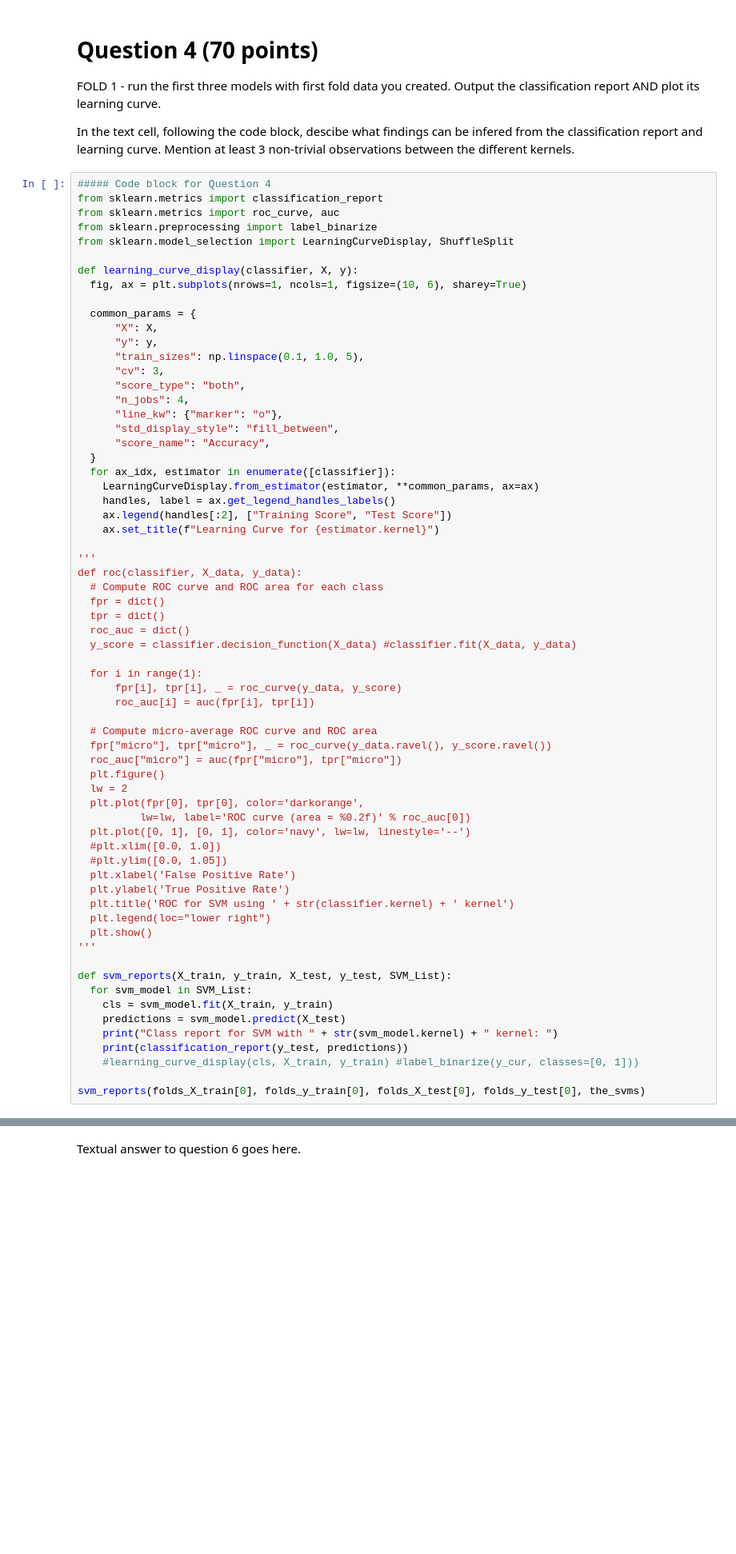
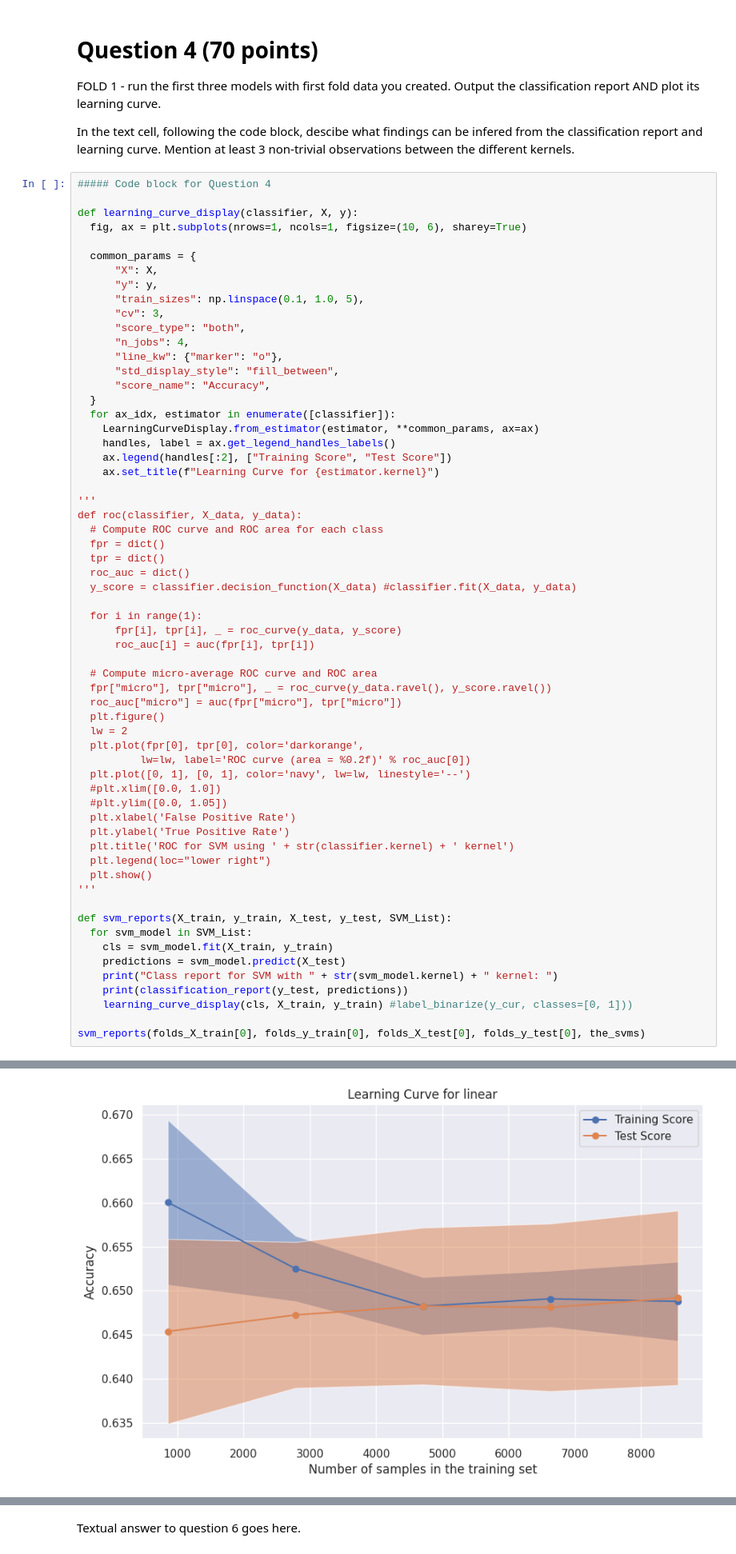
Before and after one commit to rtogn/CSC4850-Machine-Learning-AssignmentThree, a Jupyter notebook: Assignment3_ML.ipynb, the cells around one changed output, grey strips where cells are left out. Shown at 80% size. Drawn from its saved outputs; the diff is of its cells as text; blank space fills up the shorter version.

```diff
--- a/Assignment3_ML.ipynb
+++ b/Assignment3_ML.ipynb
@@ -153,10 +157,6 @@ FOLD 1 - run the first three models with first fold data you created. Output the
 In the text cell, following the code block, descibe what findings can be infered from the classification report and learning curve. Mention at least 3 non-trivial observations between the different kernels.
 # %%
 ##### Code block for Question 4
-from sklearn.metrics import classification_report
-from sklearn.metrics import roc_curve, auc
-from sklearn.preprocessing import label_binarize
-from sklearn.model_selection import LearningCurveDisplay, ShuffleSplit
 
 def learning_curve_display(classifier, X, y):
   fig, ax = plt.subplots(nrows=1, ncols=1, figsize=(10, 6), sharey=True)
@@ -206,31 +206,32 @@ def roc(classifier, X_data, y_data):
   plt.legend(loc="lower right")
   plt.show()
 '''
 
 def svm_reports(X_train, y_train, X_test, y_test, SVM_List):
   for svm_model in SVM_List:
     cls = svm_model.fit(X_train, y_train)
     predictions = svm_model.predict(X_test)
     print("Class report for SVM with " + str(svm_model.kernel) + " kernel: ")
     print(classification_report(y_test, predictions))
-    #learning_curve_display(cls, X_train, y_train) #label_binarize(y_cur, classes=[0, 1]))
+    learning_curve_display(cls, X_train, y_train) #label_binarize(y_cur, classes=[0, 1]))
 
 svm_reports(folds_X_train[0], folds_y_train[0], folds_X_test[0], folds_y_test[0], the_svms)
 # %% [output]
 Class report for SVM with linear kernel:
               precision    recall  f1-score   support
 
            0       0.62      0.67      0.64      1559
            1       0.66      0.62      0.64      1651
 
     accuracy                           0.64      3210
    macro avg       0.64      0.64      0.64      3210
 weighted avg       0.64      0.64      0.64      3210
 
 Class report for SVM with poly kernel:
               precision    recall  f1-score   support
 ... (13 lines left out)
 
     accuracy                           0.64      3210
    macro avg       0.64      0.64      0.64      3210
 weighted avg       0.64      0.64      0.64      3210
+[figure, added]
```
Also changed, not shown: parts of 5 cells of this notebook.
